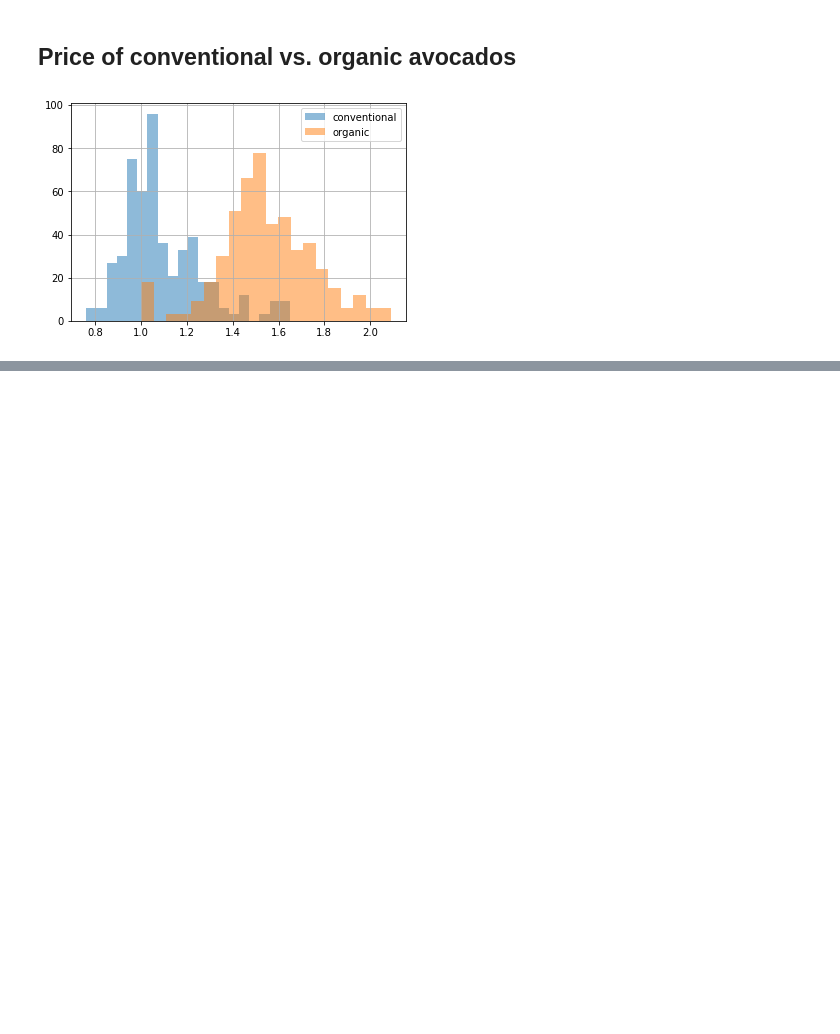
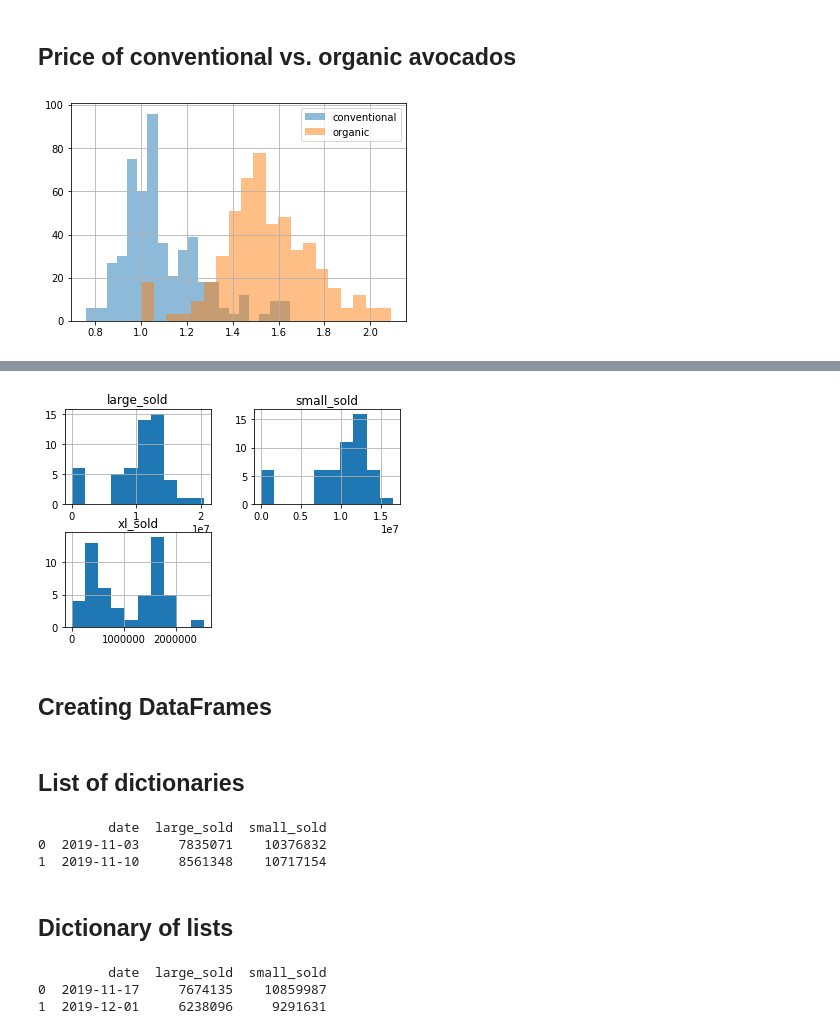
Before and after one commit to bholbein/datacamp-data-scientist-with-python, a Jupyter notebook: Data Manipulation With Pandas/Creating and Visualizing DataFrames.ipynb, the cells around one changed output, grey strips where cells are left out. Cells and saved outputs as stored; diff of their text form; code cells hidden in the pictures; blank space fills up the shorter version.

```diff
--- a/Data Manipulation With Pandas/Creating and Visualizing DataFrames.ipynb
+++ b/Data Manipulation With Pandas/Creating and Visualizing DataFrames.ipynb
@@ -94,0 +190,50 @@ plt.show()
+# %%
+# Fill in missing values with 0
+avocados_filled = avocados_2016.fillna(0)
+
+# Create histograms of the filled columns
+avocados_filled[cols_with_missing].hist()
+
+# Show the plot
+plt.show()
+# %% [output]
+[figure, added]
+# %% [markdown]
+## Creating DataFrames
+# %% [markdown]
+## List of dictionaries
+# %%
+# Create a list of dictionaries with new data
+avocados_list = [
+    {'date': "2019-11-03", 'small_sold': 10376832, 'large_sold': 7835071},
+    {'date': "2019-11-10", 'small_sold': 10717154, 'large_sold': 8561348},
+]
+
+# Convert list into DataFrame
+avocados_2019 = pd.DataFrame(avocados_list)
+
+# Print the new DataFrame
+print(avocados_2019)
+# %% [output]
+         date  large_sold  small_sold
+0  2019-11-03     7835071    10376832
+1  2019-11-10     8561348    10717154
+# %% [markdown]
+## Dictionary of lists
+# %%
+# Create a dictionary of lists with new data
+avocados_dict = {
+  "date": ["2019-11-17", "2019-12-01"],
+  "small_sold": [10859987, 9291631 ],
+  "large_sold": [7674135, 6238096 ]
+}
+
+# Convert dictionary into DataFrame
+avocados_2019 = pd.DataFrame(avocados_dict)
+
+# Print the new DataFrame
+print(avocados_2019)
+# %% [output]
+         date  large_sold  small_sold
+0  2019-11-17     7674135    10859987
+1  2019-12-01     6238096     9291631
```
Also changed, not shown: parts of 16 cells of this notebook, 3 other files.
